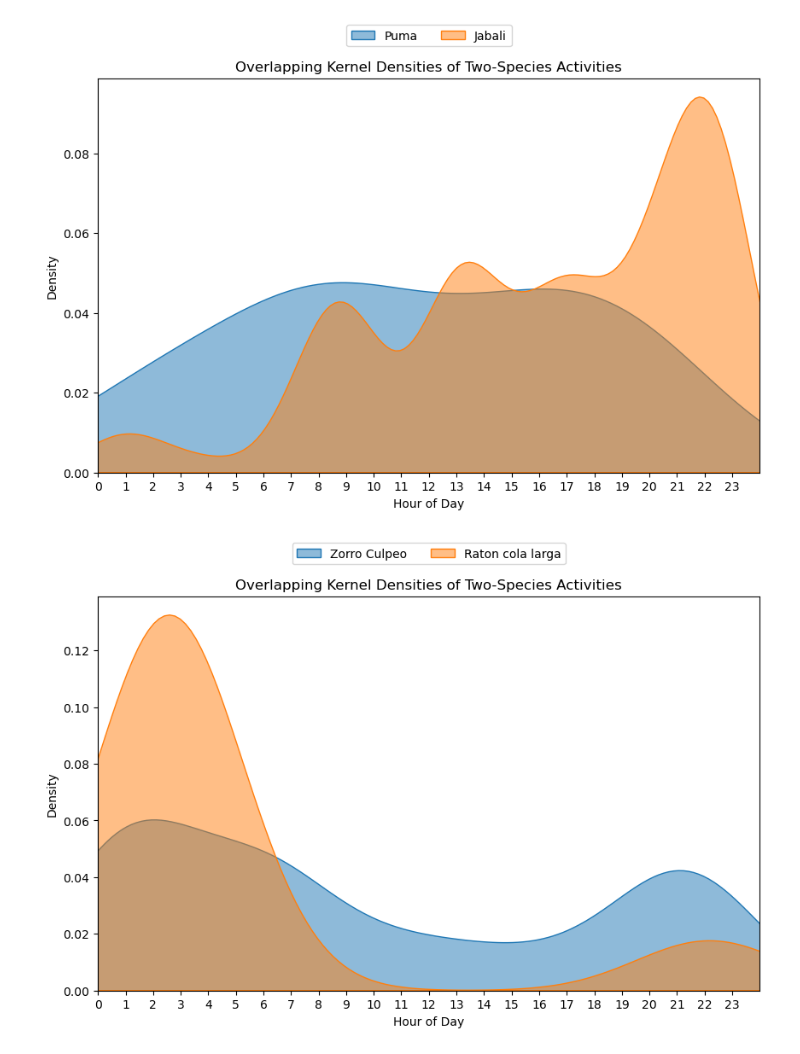
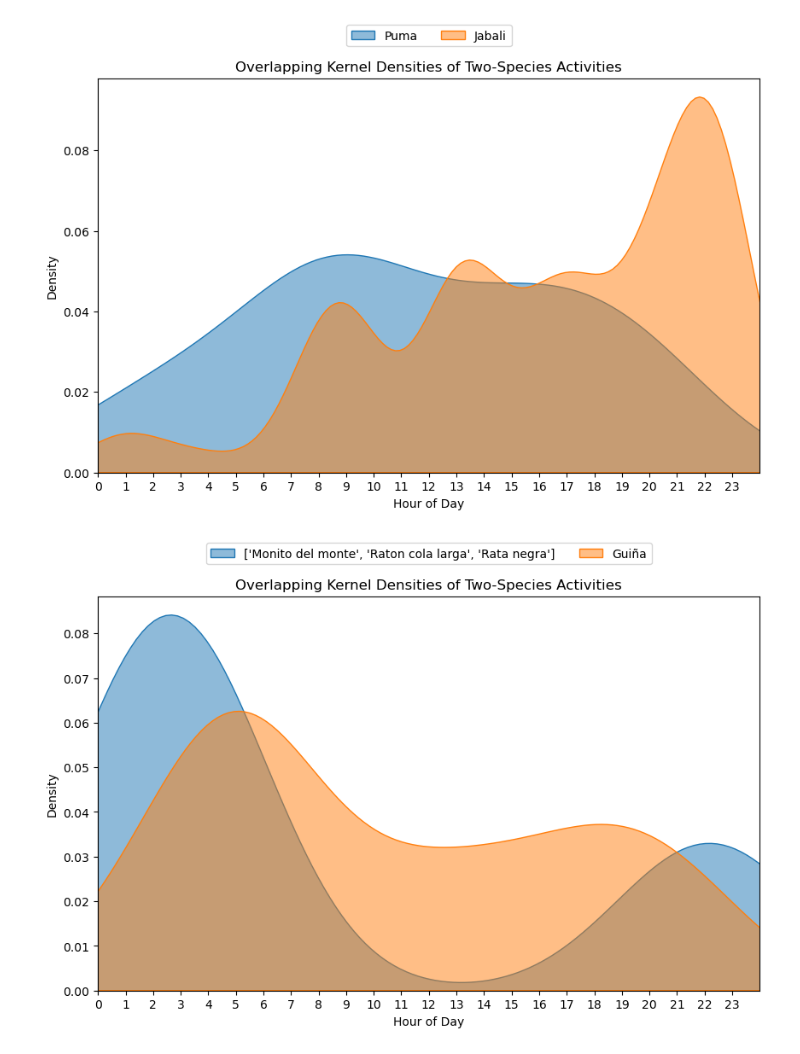
Before and after one commit to FelipeGuarda/Python, a Jupyter notebook: Camaras trampa/Distribución horaria especies.ipynb, the cells around one changed output. Drawn from its saved outputs; the diff is of its cells as text; code cells hidden in the pictures.

```diff
--- a/Camaras trampa/Distribución horaria especies.ipynb
+++ b/Camaras trampa/Distribución horaria especies.ipynb
@@ -6,11 +6,8 @@ import matplotlib.pyplot as plt
 import xlsxwriter
 import pandas_flavor as pf
 
-file_path = r"C:\Users\fguar\OneDrive\Documentos\VS Code\Python\Camaras trampa\CT_Data_2021-2024.csv"
+file_path = r"Fotos periodo completo UCT.csv"
 data = pd.read_csv(file_path)
-
-file_path2 = r"C:\Users\fguar\OneDrive\Documentos\VS Code\Python\Camaras trampa\CT_Data_2022-2024.csv"
-data2 = pd.read_csv(file_path2)
 # %%
 data['DateTime'] = pd.to_datetime(data['DateTime'])
 data['hour'] = data['DateTime'].dt.hour
@@ -32,5 +37,5 @@ species3 = "Puma"
 data_species3 = data[data["Especie"] == "Puma"]
 species4 = "Jabali"
 data_species4 = data[data["Especie"] == "Jabali"]
-species5= "Raton cola larga"
-data_species5 = data[data["Especie"] == "Raton cola larga"]
+species5= "Guiña"
+data_species5 = data[data["Especie"] == "Guiña"]
@@ -43,16 +42,18 @@ data_species2_2 = data2[data2["Especie"] == "Liebre"]
+# %%
+species_group = ["Monito del monte", "Raton cola larga", "Rata negra"]
+data_species6 = data[data['Especie'].isin(species_group)]
 # %%
-species3 = "Puma"
-data_species3 = data[data["Especie"] == "Puma"].copy()
-data_species3.loc[:, 'hour'] = data_species3['DateTime'].dt.hour
-if 'Episode_ID' in data_species3.columns:
-    data_species3 = data_species3.loc[data_species3.groupby('Episode_ID')['Counter0'].idxmax()].copy()
-hourly_counts = data_species3['hour'].value_counts().sort_index()
+data_species5 = data[data["Especie"] == "Guiña"].copy()
+data_species5.loc[:, 'hour'] = data_species5['DateTime'].dt.hour
+if 'Episode_ID' in data_species5.columns:
+    data_species5 = data_species5.loc[data_species5.groupby('Episode_ID')['Counter0'].idxmax()].copy()
+hourly_counts = data_species5['hour'].value_counts().sort_index()
 hourly_counts = hourly_counts.reindex(range(24), fill_value=0)
 
 
 plt.figure(figsize=(10, 6))
 hourly_counts.plot(kind='bar', color='skyblue')
-plt.title('Frequency of Puma Sightings by Hour of Day')
+plt.title('Frequency of Guiña Sightings by Hour of Day')
 plt.xlabel('Hour of Day')
 plt.ylabel('Number of Sightings')
 plt.xticks(range(24))
@@ -116,18 +103,18 @@ plt.xticks(np.arange(0, 24, 1))  # Show every hour on the x-axis
 plt.legend(loc='upper center', bbox_to_anchor=(0.5, 1.15), ncol=2)
 plt.show()
 # %% [output]
-[figure, old version]
+[figure, new version]
 # %%
 plt.figure(figsize=(10, 6))
-sns.kdeplot(data_species1['hour'], label=species1, fill=True, common_norm=False, alpha=0.5)
+sns.kdeplot(data_species6['hour'], label=species_group, fill=True, common_norm=False, alpha=0.5)
 sns.kdeplot(data_species5['hour'], label=species5, fill=True, common_norm=False, alpha=0.5)
 
 plt.title('Overlapping Kernel Densities of Two-Species Activities')
 plt.xlabel('Hour of Day')
 plt.ylabel('Density')
 plt.xlim(0, 24)
 plt.xticks(np.arange(0, 24, 1))  # Show every hour on the x-axis
 plt.legend(loc='upper center', bbox_to_anchor=(0.5, 1.15), ncol=2)
 plt.show()
 # %% [output]
-[figure, old version]
+[figure, new version]
```
Also changed, not shown: parts of 8 cells of this notebook, 7 other files.
